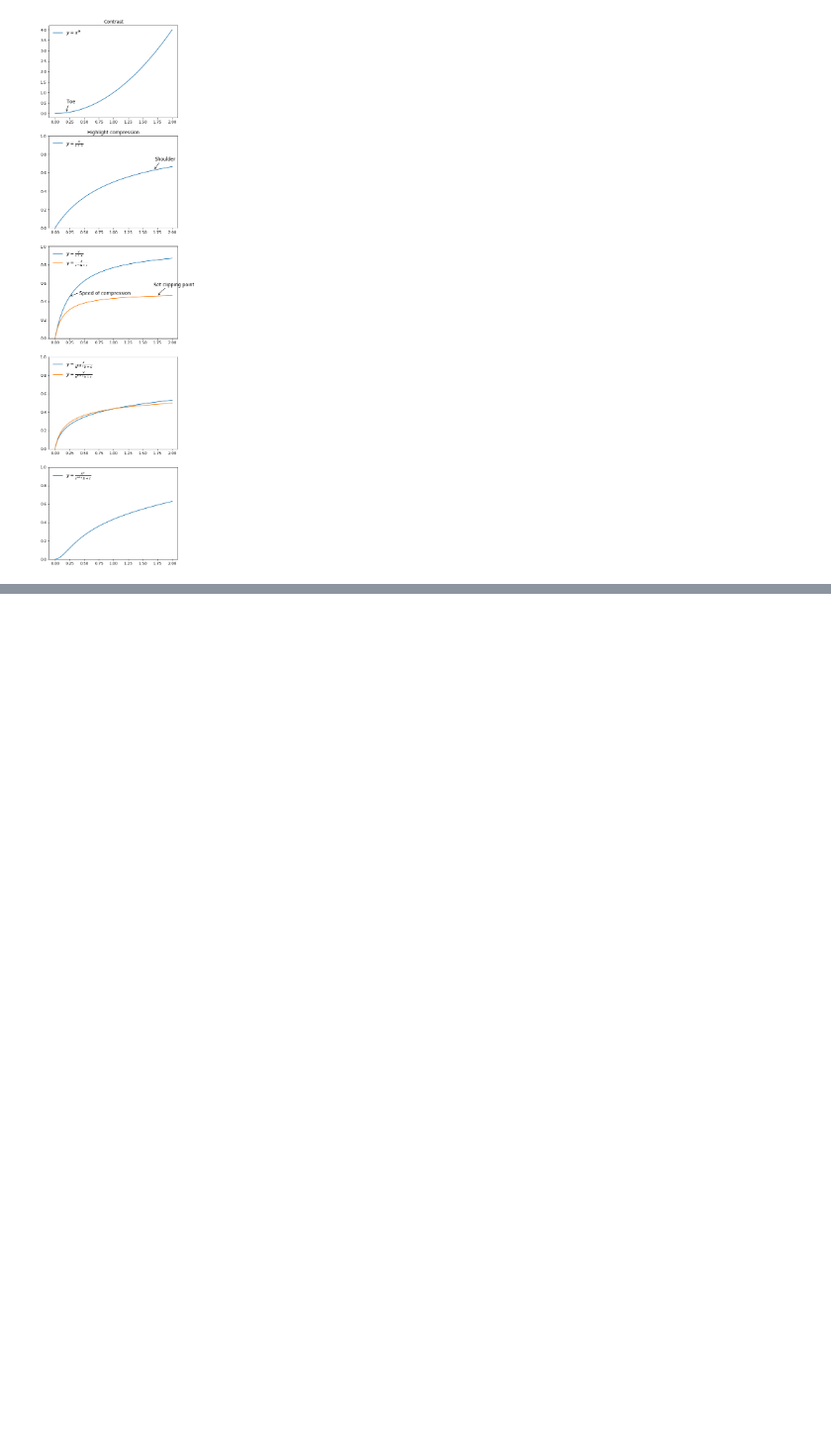
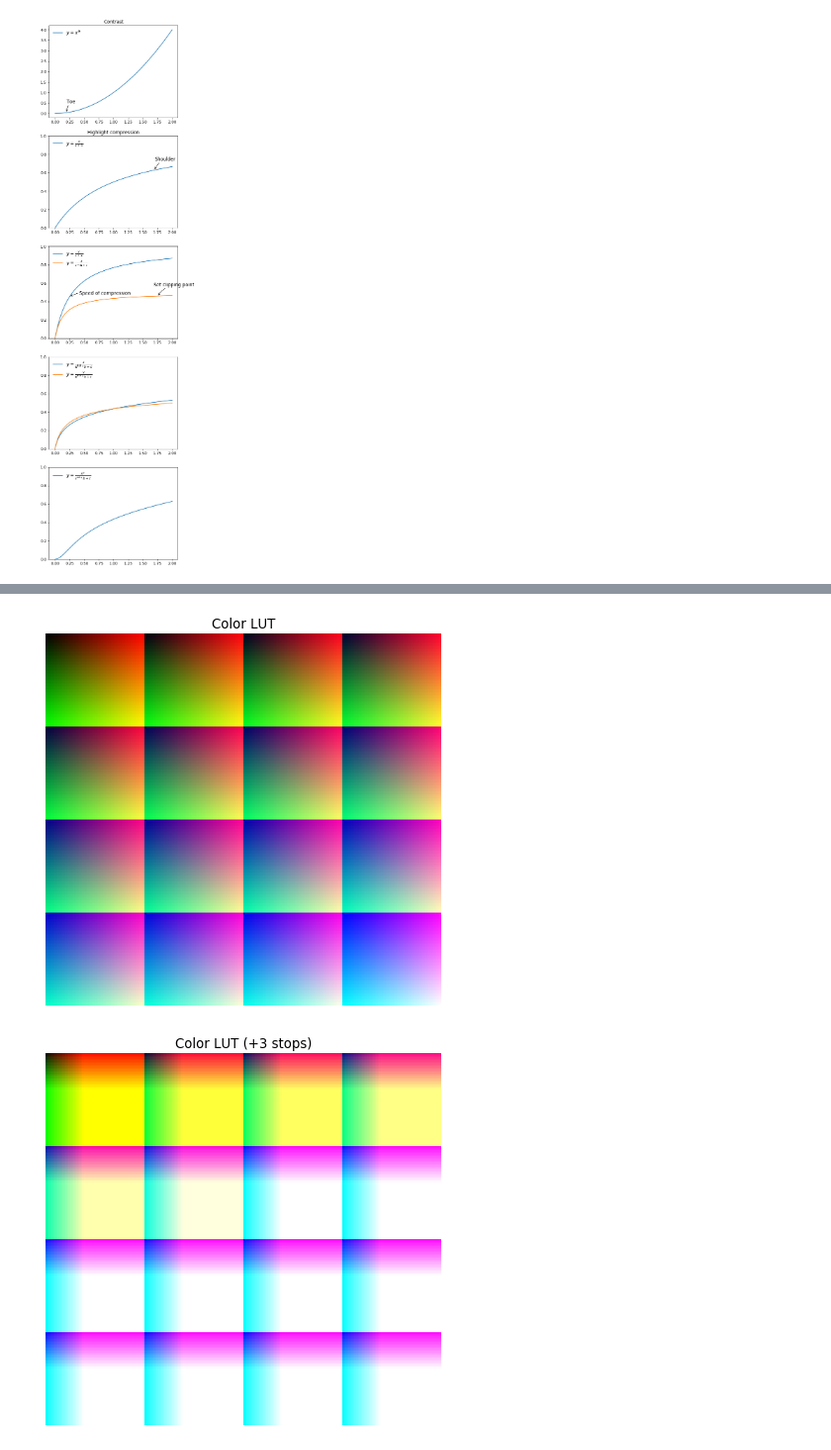
Before and after one commit to shihchinw/numex, a Jupyter notebook: notebooks/color_quantization.ipynb, the cells around one changed output, grey strips where cells are left out. Shown: that part at 99% size. Drawn from its saved outputs; the diff is of its cells as text; code cells hidden in the pictures; blank space fills up the shorter version.

```diff
--- a/notebooks/color_quantization.ipynb
+++ b/notebooks/color_quantization.ipynb
@@ -328,0 +336,28 @@ plt.show()
+# %%
+lut_res = 64
+s = np.linspace(0, 1, lut_res)
+data = np.stack(np.meshgrid(s, s, s), axis=-1)
+linear_data = srgb_to_linear(data)
+
+def plot_color_lut(lut, title):
+    # lut is a 2D image array
+    n = 4
+    plt.figure(figsize=(5, 5), dpi=80)
+    plt.suptitle(title)
+    blue_tile_stride = (lut.shape[0] - 1) / (n ** 2 - 1)
+    for i in range(n * n):
+        ax = plt.subplot(n, n, i + 1)
+        ax.set_xticklabels([])
+        ax.set_yticklabels([])
+        plt.axis('off')
+        img = linear_to_srgb(lut[:, :, int(i * blue_tile_stride)])
+        plt.imshow(np.clip(img, 0.0, 1.0), aspect='auto')
+    plt.subplots_adjust(0.0, 0.0, 1.0, 0.94, wspace=0, hspace=0)
+    plt.show()
+# %%
+plot_color_lut(linear_data, 'Color LUT')
+
+plot_color_lut(linear_data * 8, 'Color LUT (+3 stops)')
+# %% [output]
+[figure, added]
+[figure, added]
```
Also changed, not shown: parts of 13 cells of this notebook, 1 other file.
